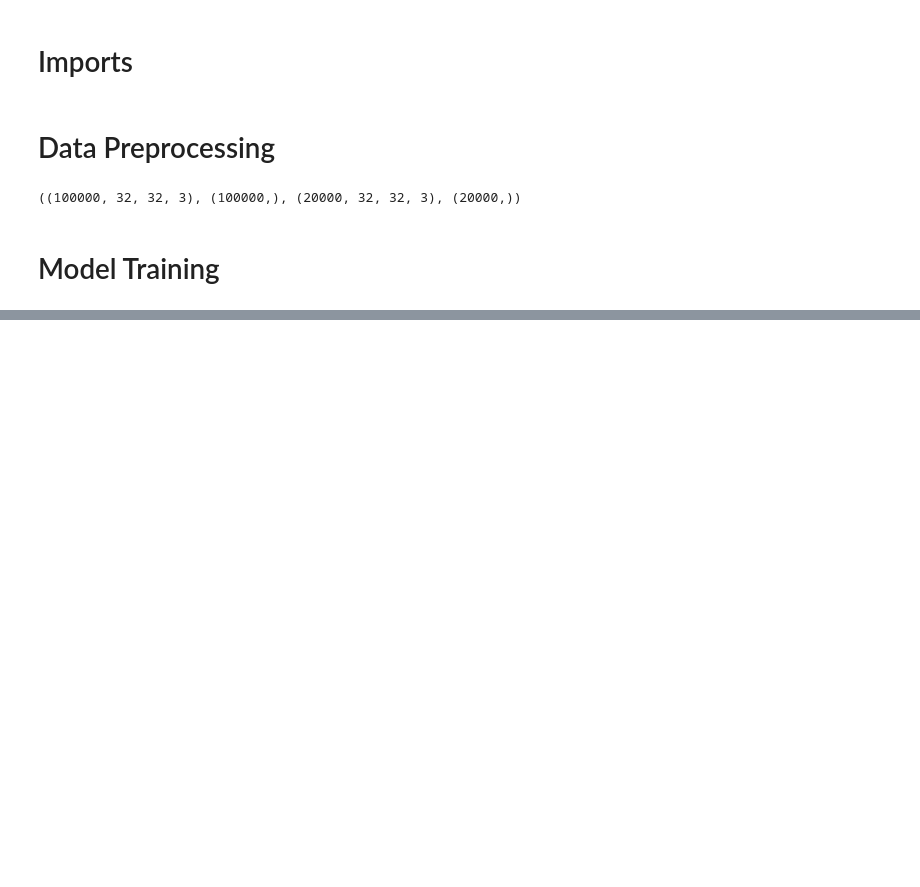
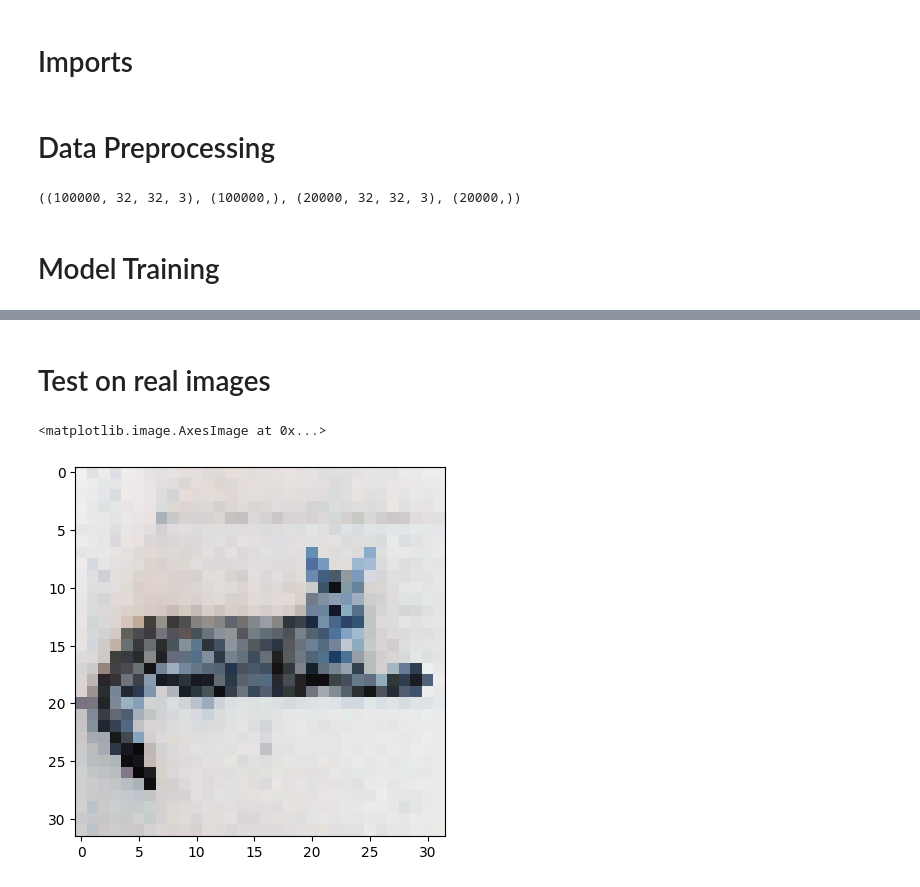
Before and after one commit to MyThunder11/aixhunter, a Jupyter notebook: notebooks/mythunder11_data_exploration.ipynb, the cells around one changed output, grey strips where cells are left out. Drawn from its saved outputs; the diff is of its cells as text; code cells hidden in the pictures; blank space fills up the shorter version.

```diff
--- a/notebooks/mythunder11_data_exploration.ipynb
+++ b/notebooks/mythunder11_data_exploration.ipynb
@@ -140,0 +258,11 @@ test_accuracy
+# %% [markdown]
+# Test on real images
+# %%
+url = 'https://upload.wikimedia.org/wikipedia/commons/1/15/Cat_August_2010-4.jpg'
+res = urllib.request.urlopen(url)
+img = cv2.imdecode(np.asarray(bytearray(res.read())), 1)
+img = cv2.resize(img, (32, 32))
+plt.imshow(img)
+# %% [output]
+<matplotlib.image.AxesImage at 0x...>
+[figure, added]
```
Also changed, not shown: parts of 29 cells of this notebook, 6 other files.
